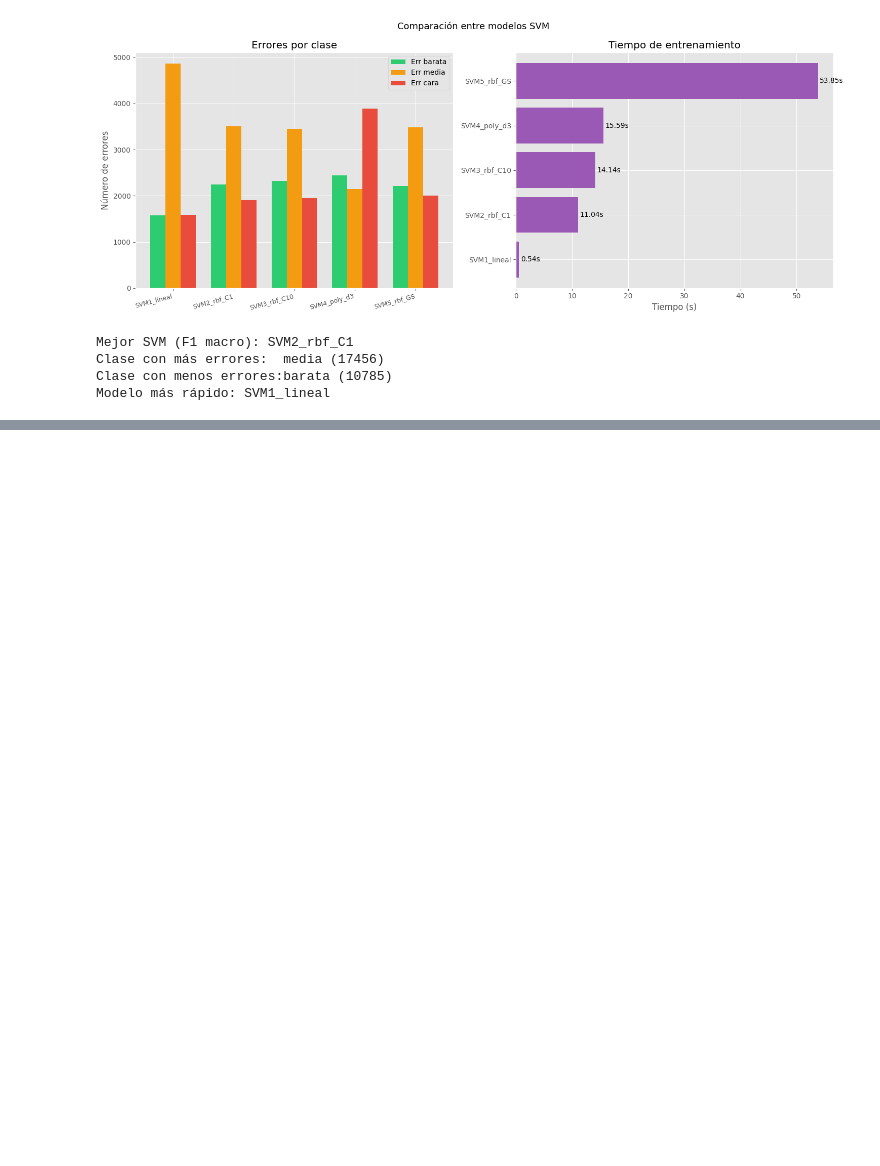
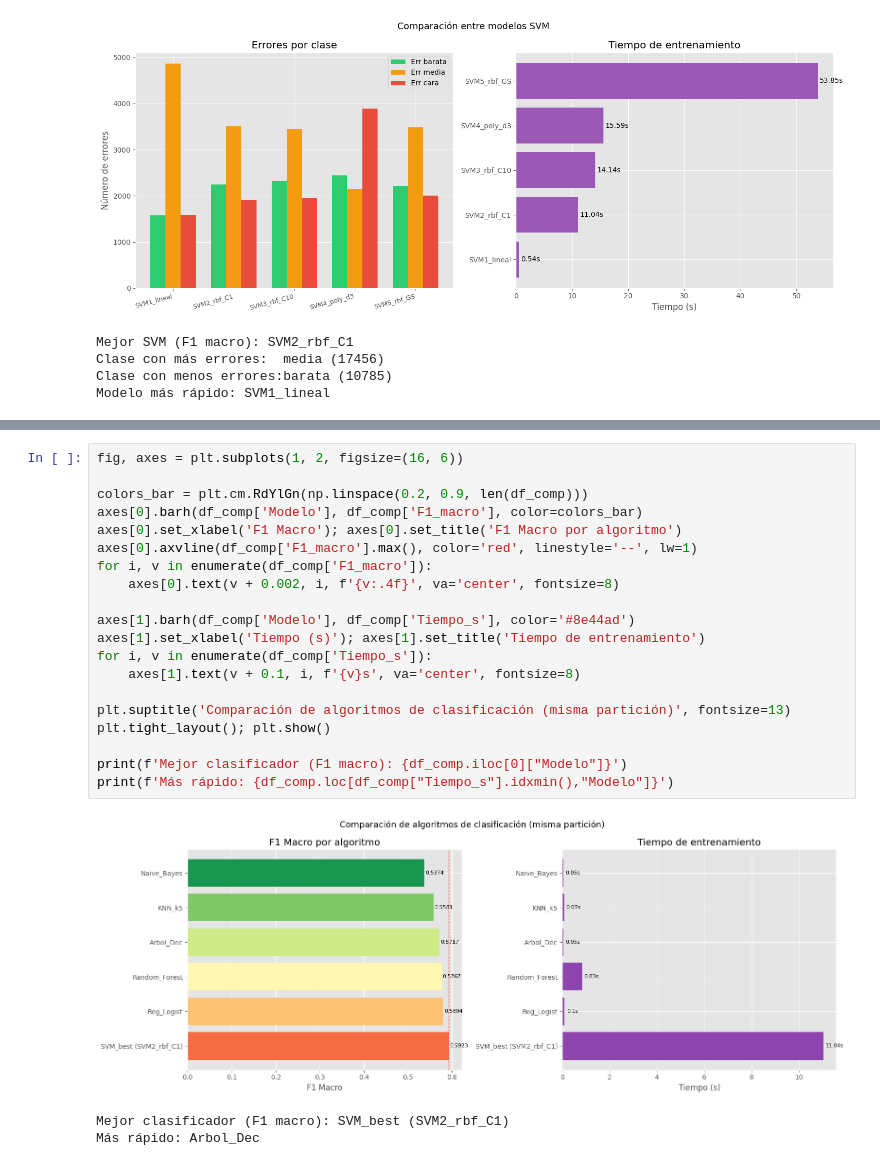
Before and after one commit to JPLopez23/Lab8Min, a Jupyter notebook: laboratorio8.ipynb, the cells around one changed output, grey strips where cells are left out. Drawn from its saved outputs; the diff is of its cells as text; blank space fills up the shorter version.

```diff
--- a/laboratorio8.ipynb
+++ b/laboratorio8.ipynb
@@ -483,0 +552,24 @@ Modelo más rápido: SVM1_lineal
+# %%
+fig, axes = plt.subplots(1, 2, figsize=(16, 6))
+
+colors_bar = plt.cm.RdYlGn(np.linspace(0.2, 0.9, len(df_comp)))
+axes[0].barh(df_comp['Modelo'], df_comp['F1_macro'], color=colors_bar)
+axes[0].set_xlabel('F1 Macro'); axes[0].set_title('F1 Macro por algoritmo')
+axes[0].axvline(df_comp['F1_macro'].max(), color='red', linestyle='--', lw=1)
+for i, v in enumerate(df_comp['F1_macro']):
+    axes[0].text(v + 0.002, i, f'{v:.4f}', va='center', fontsize=8)
+
+axes[1].barh(df_comp['Modelo'], df_comp['Tiempo_s'], color='#8e44ad')
+axes[1].set_xlabel('Tiempo (s)'); axes[1].set_title('Tiempo de entrenamiento')
+for i, v in enumerate(df_comp['Tiempo_s']):
+    axes[1].text(v + 0.1, i, f'{v}s', va='center', fontsize=8)
+
+plt.suptitle('Comparación de algoritmos de clasificación (misma partición)', fontsize=13)
+plt.tight_layout(); plt.show()
+
+print(f'Mejor clasificador (F1 macro): {df_comp.iloc[0]["Modelo"]}')
+print(f'Más rápido: {df_comp.loc[df_comp["Tiempo_s"].idxmin(),"Modelo"]}')
+# %% [output]
+[figure, added]
+Mejor clasificador (F1 macro): SVM_best (SVM2_rbf_C1)
+Más rápido: Arbol_Dec
```
Also changed, not shown: parts of 4 cells of this notebook.
